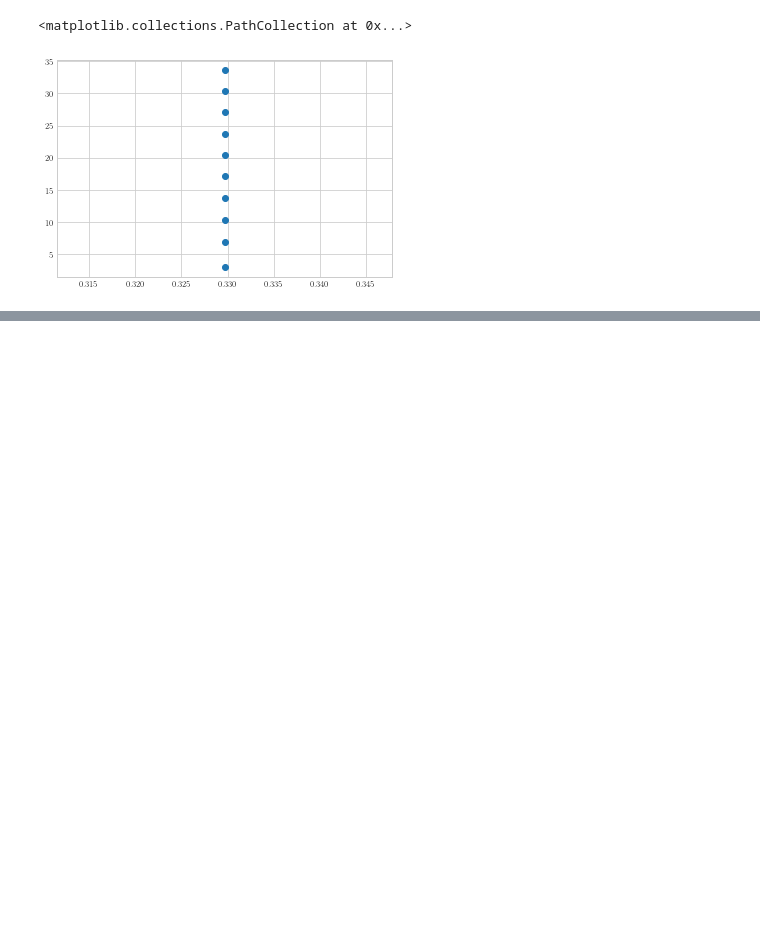
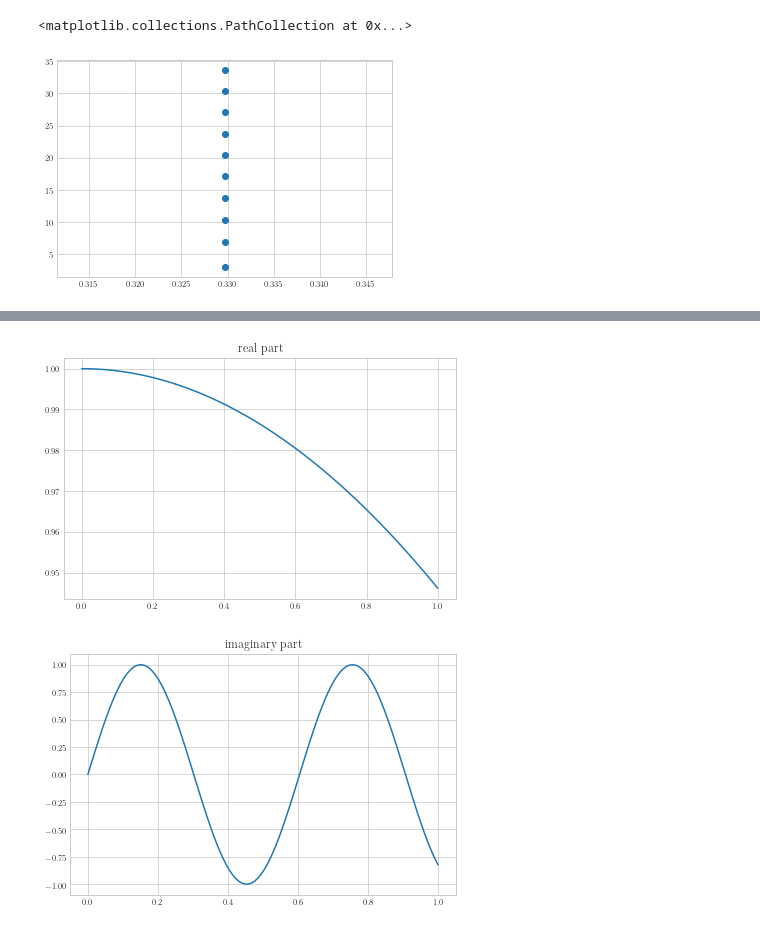
Before and after one commit to jeffs2696/AnalyticalDuctModes, a Jupyter notebook: AnalyticalDuctModes-Copy1.ipynb, the cells around one changed output, grey strips where cells are left out. Saved outputs shown, nothing was run; the diff lists cells and outputs as text; code cells hidden in the pictures; blank space fills up the shorter version.

```diff
--- a/AnalyticalDuctModes-Copy1.ipynb
+++ b/AnalyticalDuctModes-Copy1.ipynb
@@ -149,0 +210,35 @@ plt.plot(x,p_real[:])
+# %%
+fig = plt.figure(
+    constrained_layout=False,
+#    figsize=set_size(width)
+)
+i = cmath.sqrt(-1)
+p = []
+p_real  = []
+p_imag  = []
+for ii in range(len(x)):
+    p_real.append( cmath.exp(i*k_x[2].real*x[ii]).real)
+    p_imag.append( cmath.exp(i*k_x[2].imag*x[ii]).imag)
+
+plt.plot(x,p_real[:])
+
+plt.title('real part')
+plt.savefig(
+    fname      ='k_x_2_re.pdf',
+    format     ='pdf',
+    bbox_inches='tight')
+plt.tight_layout()
+fig = plt.figure(
+    constrained_layout=False,
+#    figsize=set_size(width)
+)
+plt.plot(x,p_imag[:])
+plt.title('imaginary part')
+plt.savefig(
+    fname      ='k_x_2_im.pdf',
+    format     ='pdf',
+    bbox_inches='tight')
+plt.tight_layout()
+# %% [output]
+[figure, added]
+[figure, added]
```
Also changed, not shown: parts of 3 cells of this notebook, 10 other files.
